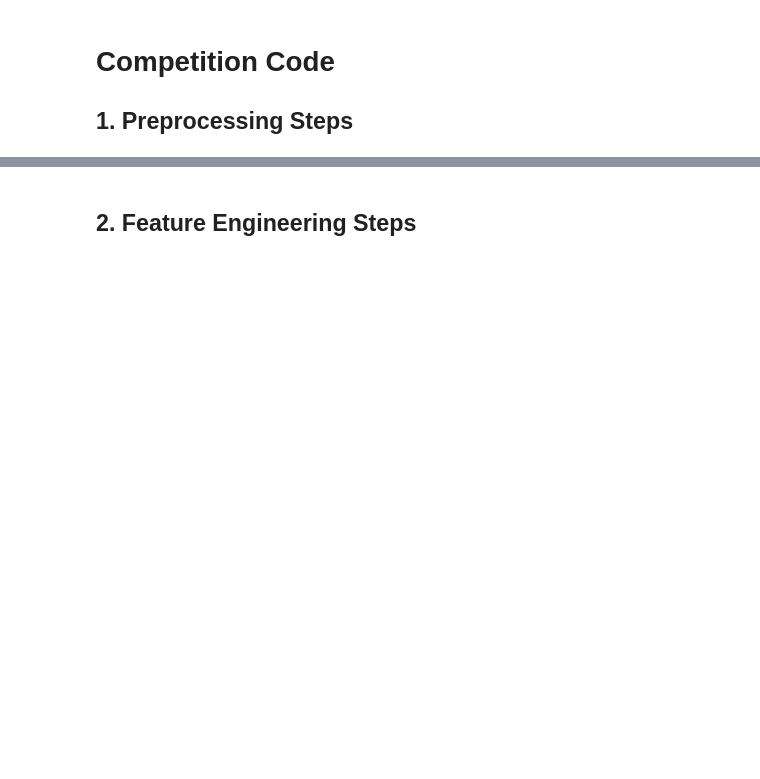
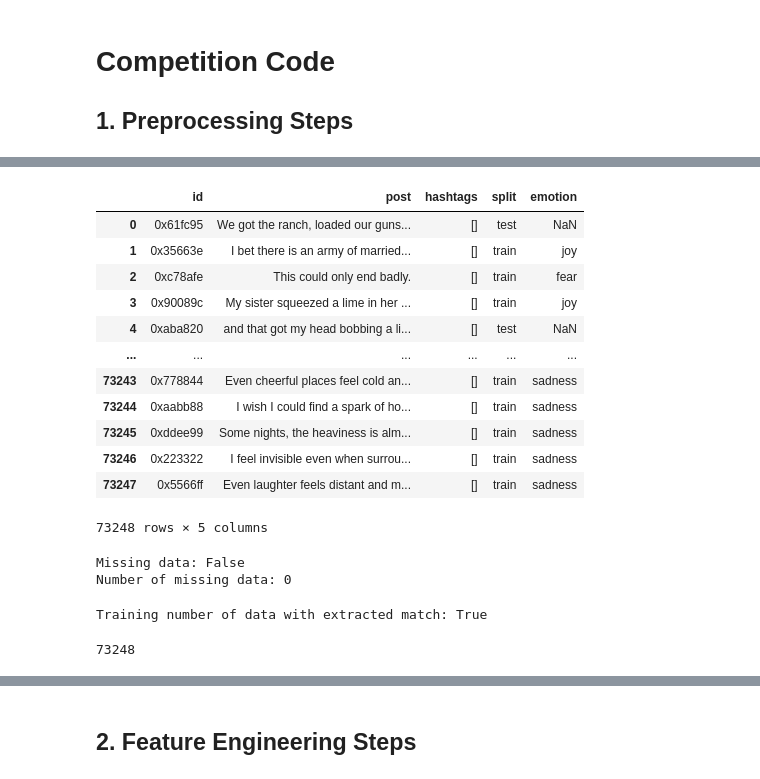
Before and after one commit to MigzAvila/DM2025-Lab2-Exercise, a Jupyter notebook: DM2025-Lab2-Homework.ipynb, the cells around one changed output, grey strips where cells are left out. Drawn from its saved outputs; the diff is of its cells as text; code cells hidden in the pictures; blank space fills up the shorter version.

```diff
--- a/DM2025-Lab2-Homework.ipynb
+++ b/DM2025-Lab2-Homework.ipynb
@@ -151,0 +235,8 @@ Markdown Syntax to Add Image: `![Description of the Image](./your_local_folder/n
+# %%
+# merge data based on the id so that we can get the training data
+
+# merging emotion on normalised data
+merged_data = pd.merge(normalized_df, data_identification, on="id")
+merged_data = pd.merge(merged_data, emotion, on="id", how="left")
+
+# merging training / split data
@@ -151,0 +289,38 @@ Markdown Syntax to Add Image: `![Description of the Image](./your_local_folder/n
+# %%
+merged_data = pd.concat([merged_data, synthetic_data], ignore_index=True)
+merged_data
+# %% [output]
+|  | id | post | hashtags | split | emotion |
+| 0 | 0x61fc95 | We got the ranch, loaded our guns... | [] | test | NaN |
+| 1 | 0x35663e | I bet there is an army of married... | [] | train | joy |
+| 2 | 0xc78afe | This could only end badly. | [] | train | fear |
+| 3 | 0x90089c | My sister squeezed a lime in her ... | [] | train | joy |
+| 4 | 0xaba820 | and that got my head bobbing a li... | [] | test | NaN |
+| ... | ... | ... | ... | ... | ... |
+| 73243 | 0x778844 | Even cheerful places feel cold an... | [] | train | sadness |
+| 73244 | 0xaabb88 | I wish I could find a spark of ho... | [] | train | sadness |
+| 73245 | 0xddee99 | Some nights, the heaviness is alm... | [] | train | sadness |
+| 73246 | 0x223322 | I feel invisible even when surrou... | [] | train | sadness |
+| 73247 | 0x5566ff | Even laughter feels distant and m... | [] | train | sadness |
+73248 rows × 5 columns
+# %%
+#check if any data is missing:
+merged_data['emotion'] = merged_data['emotion'].fillna('')
+
+print(f"Missing data: {merged_data.isnull().values.any()}")
+
+print(f"Number of missing data: {merged_data.isnull().sum().sum()}")
+# %% [output]
+Missing data: False
+Number of missing data: 0
+# %%
+train_size = len(data_identification) - len(data_identification.query("split == 'test'"))
+print(f'Training number of data with extracted match: {train_size == 47890}')
+# %% [output]
+Training number of data with extracted match: True
+# %%
+# extract post based on emotion:
+merged_data.emotion.unique()
+len(merged_data)
+# %% [output]
+73248
```
Also changed, not shown: parts of 30 cells of this notebook.
